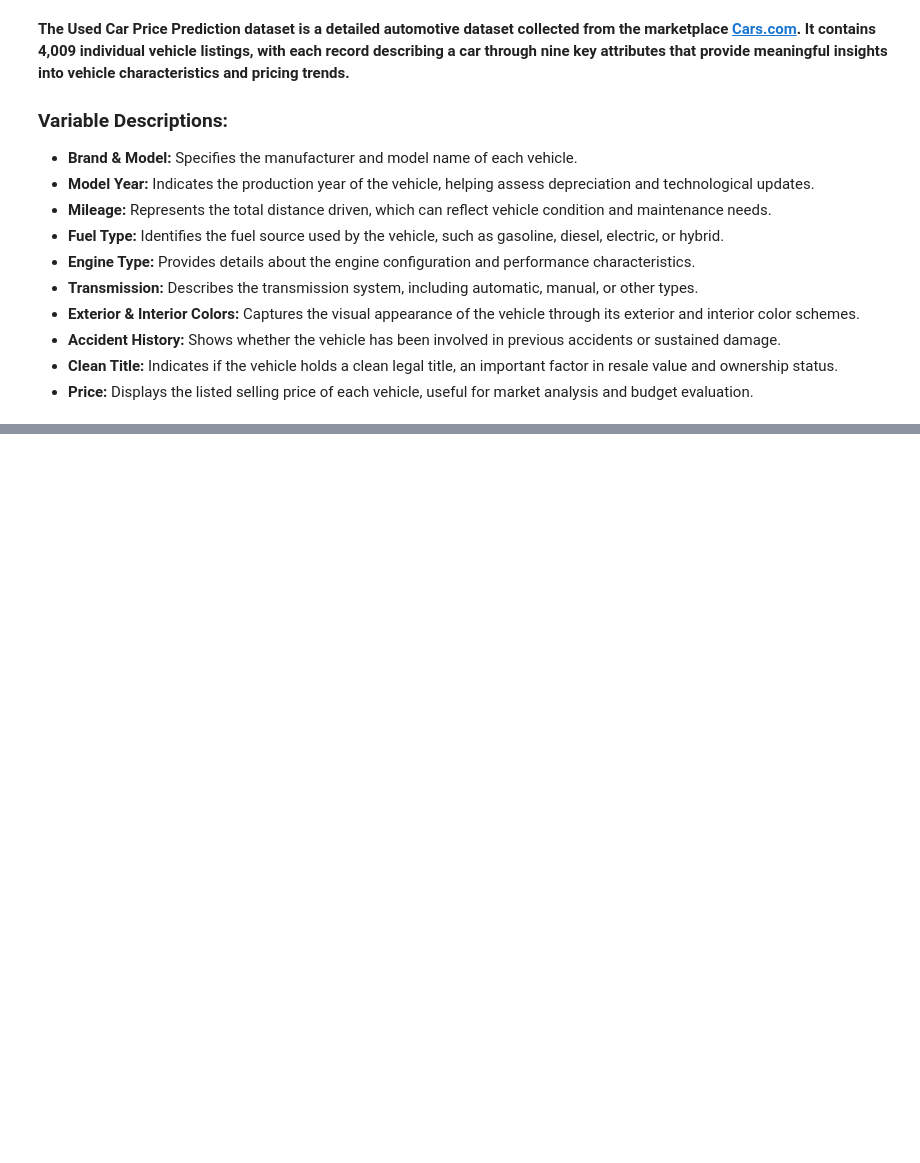
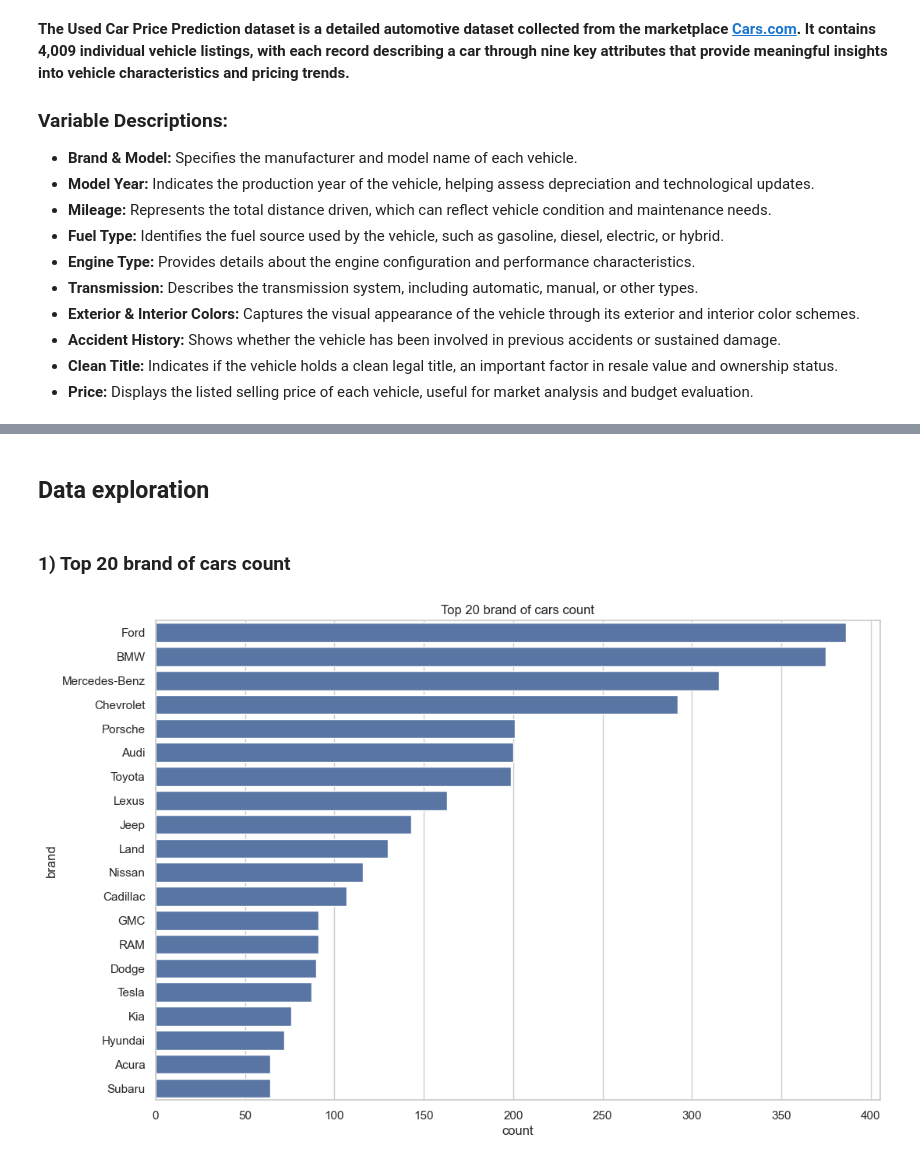
Before and after one commit to AliaksandraLabko/Explainable-AI-Prices-Prediction, a Jupyter notebook: Code/PricesPrediction.ipynb, the cells around one changed output, grey strips where cells are left out. Saved outputs shown, nothing was run; the diff lists cells and outputs as text; code cells hidden in the pictures; blank space fills up the shorter version.

Commit message:
Data Exploration part is added to the Jupyter notebook

```diff
--- a/Code/PricesPrediction.ipynb
+++ b/Code/PricesPrediction.ipynb
@@ -16,0 +32,3 @@ __The Used Car Price Prediction dataset is a detailed automotive dataset collect
+# %%
+#Loading the dataset
+df_cars = pd.read_csv('../Data/used_cars_.csv')
@@ -16,0 +58,21 @@ __The Used Car Price Prediction dataset is a detailed automotive dataset collect
+# %%
+#Cleaning the integer column by removing uncessary signs as mi, ., $ and spaces
+df_cars['milage'] = df_cars['milage'].astype(str).str.replace("mi.","")
+df_cars['milage'] = df_cars['milage'].str.replace(",","").astype(int)
+
+df_cars['price'] = df_cars['price'].str.replace("$","")
+df_cars['price'] = df_cars['price'].str.replace(",","").astype(int)
+# %% [markdown]
+## Data exploration
+# %% [markdown]
+### 1) Top 20 brand of cars count
+# %%
+sns.set_theme(style='whitegrid')
+
+plt.figure(figsize=(12,8))
+
+sns.barplot(df_cars['brand'].value_counts().nlargest(20).reset_index(), x='count', y='brand', orient='y', errorbar=None)
+plt.title("Top 20 brand of cars count")
+plt.show()
+# %% [output]
+[figure, added]
```
Also changed, not shown: parts of 20 cells of this notebook.
